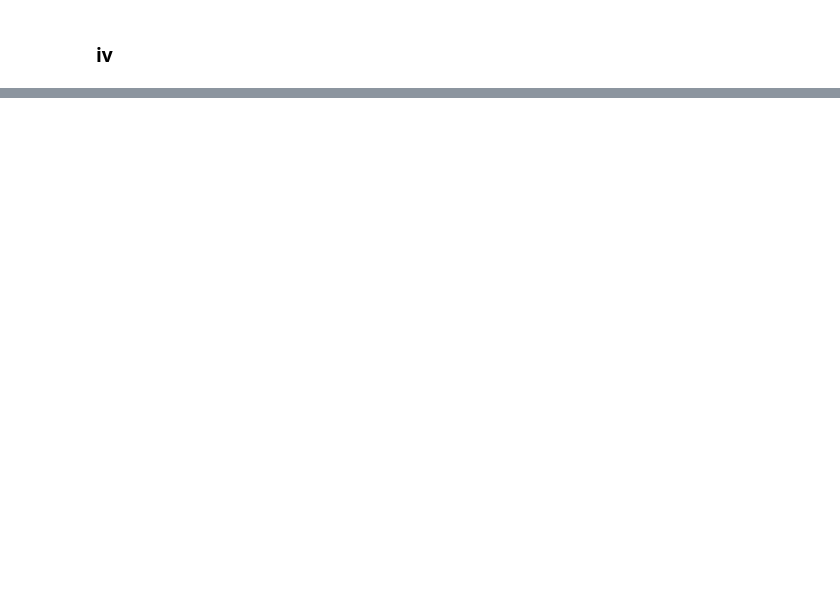
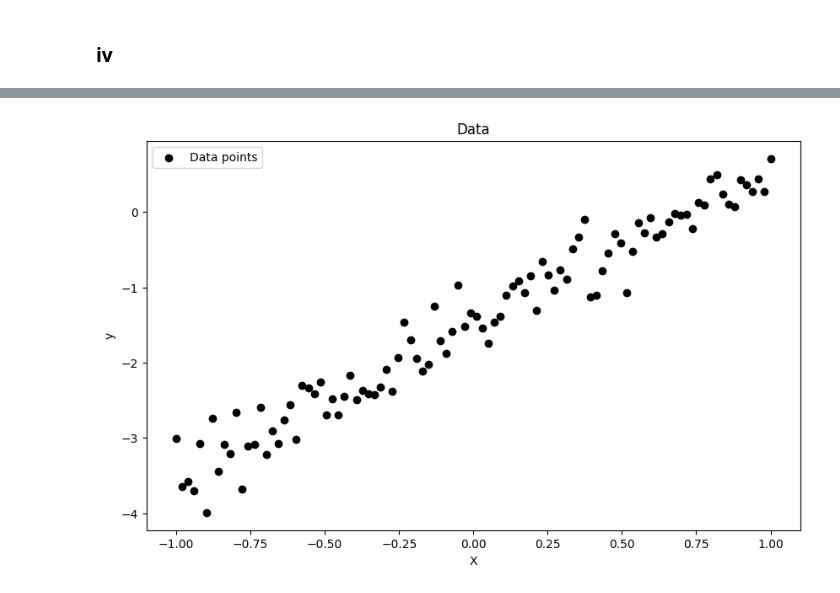
Before and after one commit to pedrobahia7/list01_ml_impa, a Jupyter notebook: list01.ipynb, the cells around one changed output, grey strips where cells are left out. Saved outputs shown, nothing was run; the diff lists cells and outputs as text; code cells hidden in the pictures; blank space fills up the shorter version.

```diff
--- a/list01.ipynb
+++ b/list01.ipynb
@@ -118,0 +278,25 @@ array([[4.85287340e-07, 2.32865227e-07],
+# %%
+import numpy as np
+from scipy.optimize import minimize
+import matplotlib.pyplot as plt
+np.random.seed(1)
+beta = np.array([-1.5, 2.0])
+input_range = np.linspace(-1, 1, 100)
+X = np.vstack([np.ones(100), input_range]).T
+y = X @ beta + np.random.normal(0, 0.3, 100)
+
+def calculate_laplacian_loss(parameters, X, y):
+    return np.sum(np.abs(y - X @ parameters))
+
+epsilon = y - X @ beta
+n = len(epsilon)
+# %%
+plt.figure(figsize=(10,6))
+plt.scatter(X[:,1], y, color='black', label='Data points')
+plt.xlabel('X')
+plt.ylabel('y')
+plt.title('Data')
+plt.legend()
+plt.show()
+# %% [output]
+[figure, added]
```
Also changed, not shown: parts of 20 cells of this notebook.
